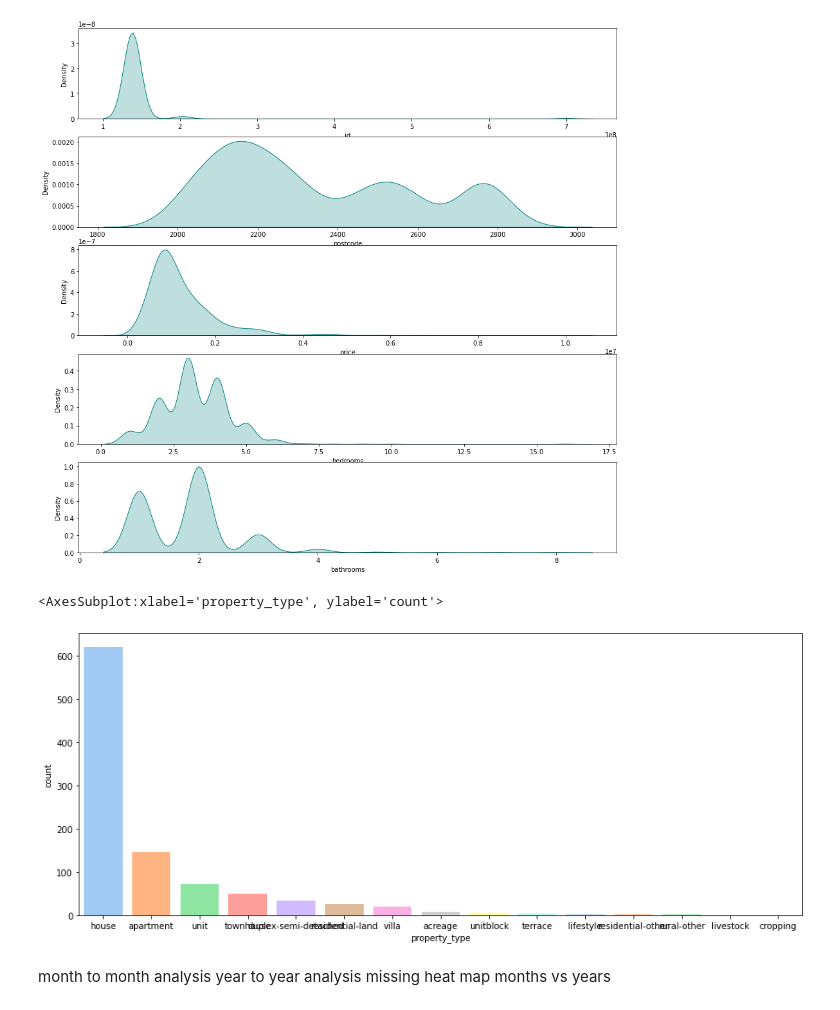
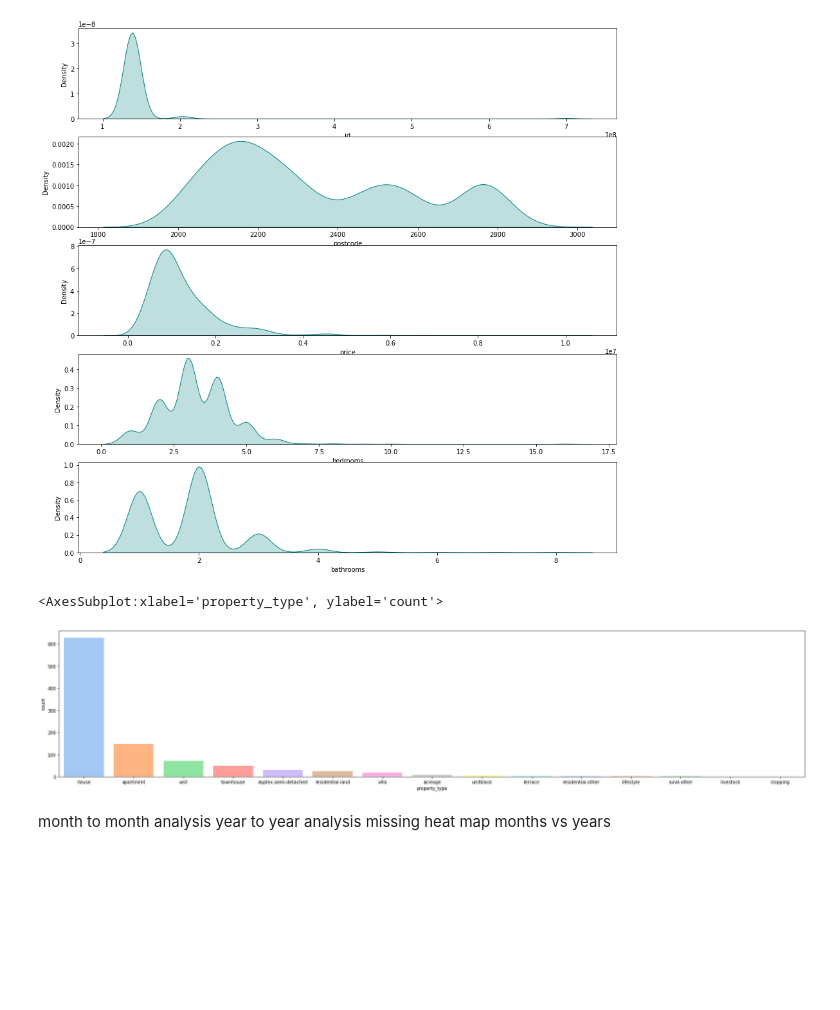
Before and after one commit to Sasmit-ai/Real-Estate-Analysis-Project, a Jupyter notebook: Real Estate Analysis.ipynb, the cells around one changed output. Drawn from its saved outputs; the diff is of its cells as text; code cells hidden in the pictures; blank space fills up the shorter version.

```diff
--- a/Real Estate Analysis.ipynb
+++ b/Real Estate Analysis.ipynb
@@ -25,5 +25,5 @@ import matplotlib.pyplot as plt
 #
 # print(df)
 # %%
-df = pd.read_csv("real_sold1.csv")
+df = pd.read_csv("real_sold2.csv")
 # %%
@@ -102,11 +102,11 @@ for i in range(5):
 # %% [output]
 [figure]
 # %%
-plt.figure(figsize=(15,6))
+plt.figure(figsize=(30,6))
 sns.countplot(df["property_type"], order = df['property_type'].value_counts().index ,saturation=1,palette="pastel")
 # %% [output]
 <AxesSubplot:xlabel='property_type', ylabel='count'>
-[figure, old version]
+[figure, new version]
 # %% [markdown]
 month to month analysis
 year to year analysis
```
Also changed, not shown: parts of 60 cells of this notebook, 3 other files.
